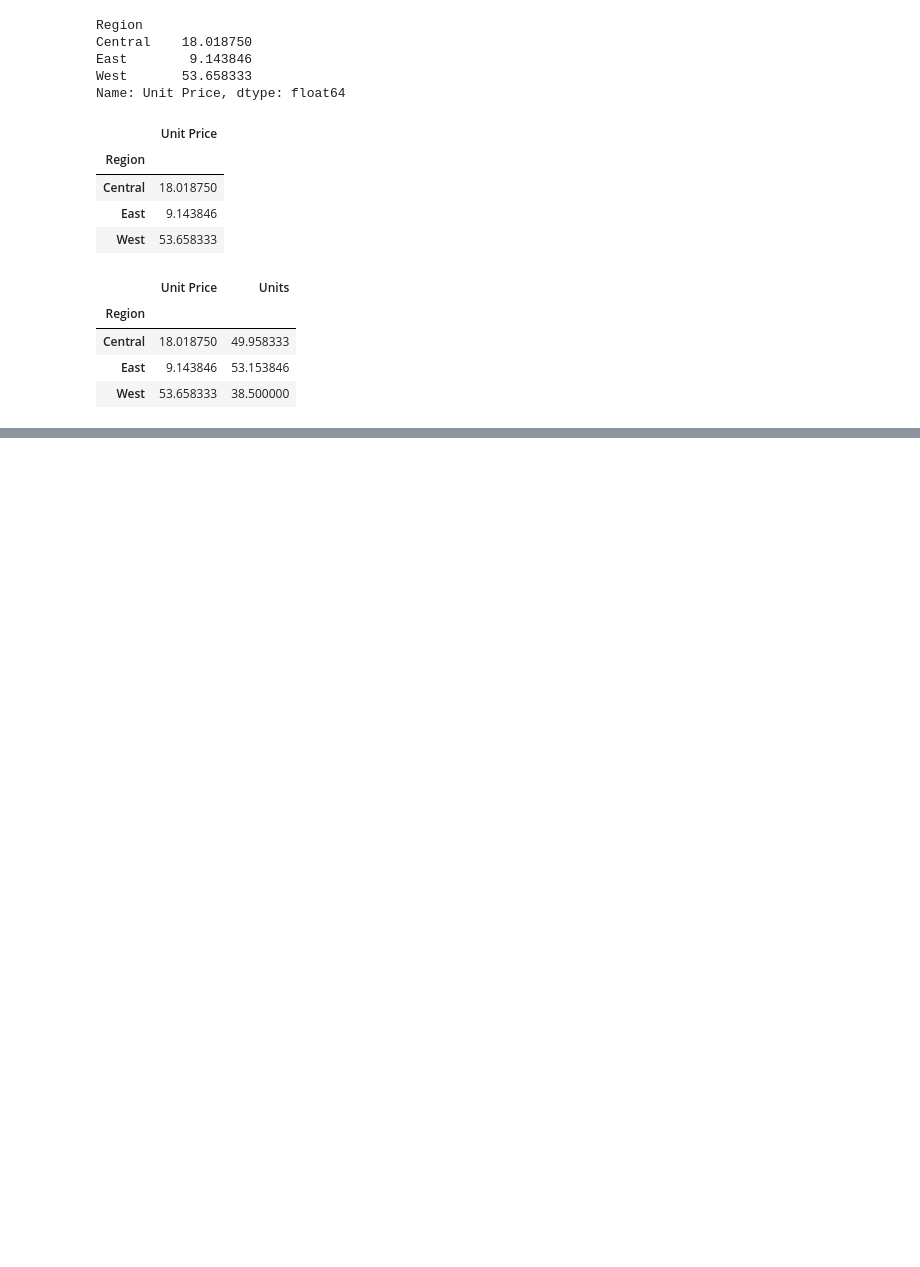
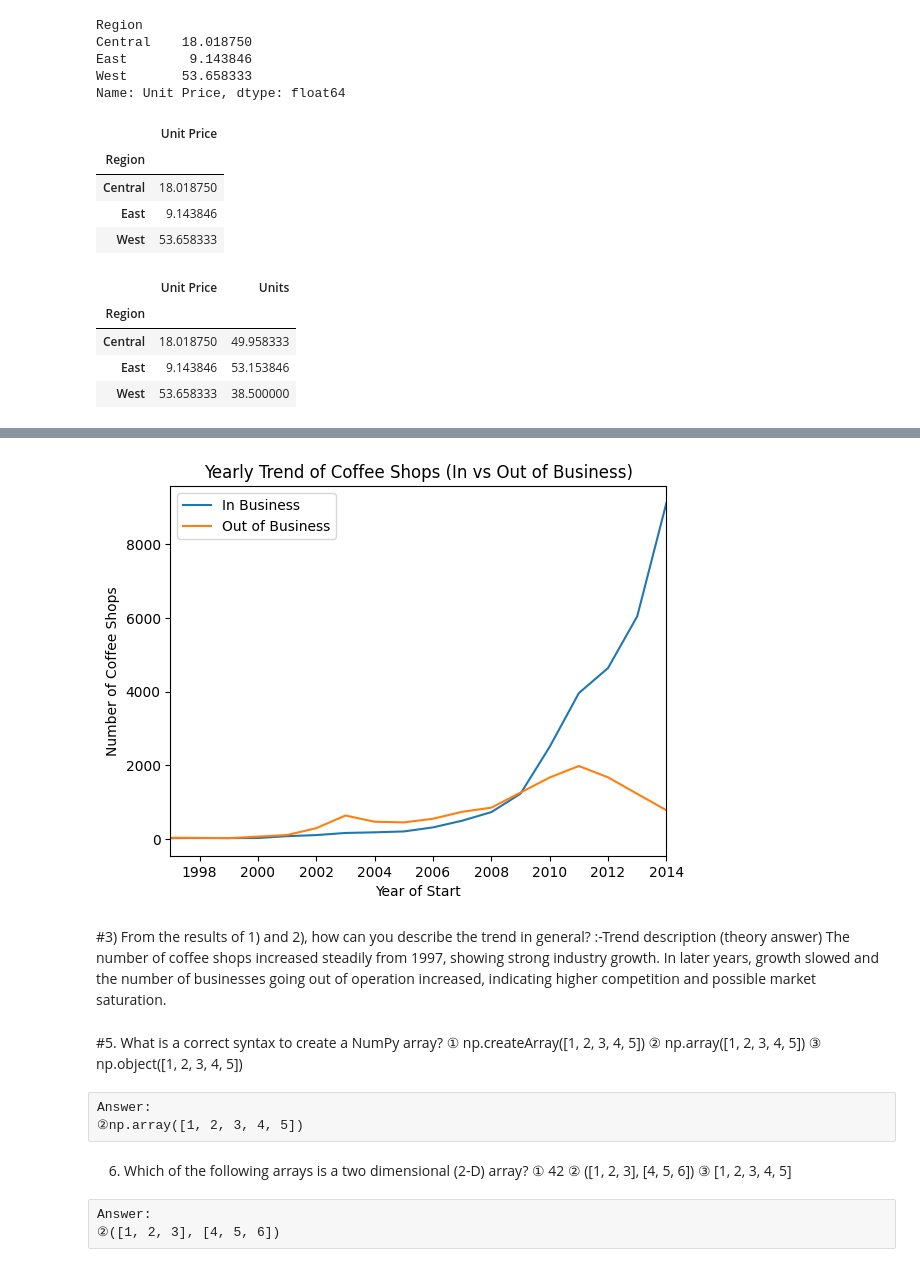
Before and after one commit to thakurnisha200105-tech/Samsung_innovation_campus_assigment, a Jupyter notebook: Chapter3.ipynb, the cells around one changed output, grey strips where cells are left out. Saved outputs shown, nothing was run; the diff lists cells and outputs as text; code cells hidden in the pictures; blank space fills up the shorter version.

```diff
--- a/Chapter3.ipynb
+++ b/Chapter3.ipynb
@@ -390,0 +488,42 @@ KeyError: 'ItemType'
+# %%
+#split the data
+df_in = df3[df3['Current State'] == 'In']
+df_out = df3[df3['Current State'] == 'Out']
+# %%
+#year frequencies (sorted)
+in_freq = df_in['Year of Start'].value_counts().sort_index()
+out_freq = df_out['Year of Start'].value_counts().sort_index()
+# %%
+#Two overlapping line plots
+plt.figure()
+plt.plot(in_freq.index, in_freq.values, label='In Business')
+plt.plot(out_freq.index, out_freq.values, label='Out of Business')
+plt.xlim(1997, 2014)
+plt.xlabel('Year of Start')
+plt.ylabel('Number of Coffee Shops')
+plt.title('Yearly Trend of Coffee Shops (In vs Out of Business)')
+plt.legend()
+plt.show()
+# %% [output]
+[figure, added]
+# %% [markdown]
+#3) From the results of 1) and 2), how can you describe the trend in general?
+:-Trend description (theory answer)
+The number of coffee shops increased steadily from 1997, showing strong industry growth.
+In later years, growth slowed and the number of businesses going out of operation increased, indicating higher competition and possible market saturation.
+# %% [markdown]
+#5. What is a correct syntax to create a NumPy array?
+①	np.createArray([1, 2, 3, 4, 5])
+②	np.array([1, 2, 3, 4, 5])
+③	np.object([1, 2, 3, 4, 5])
+# %% [raw]
+Answer:
+②np.array([1, 2, 3, 4, 5])
+# %% [markdown]
+6.	Which of the following arrays is a two dimensional (2-D) array?
+①	42
+②	([1, 2, 3], [4, 5, 6])
+③	[1, 2, 3, 4, 5]
+# %% [raw]
+Answer:
+②([1, 2, 3], [4, 5, 6])
```
Also changed, not shown: parts of 50 cells of this notebook.
